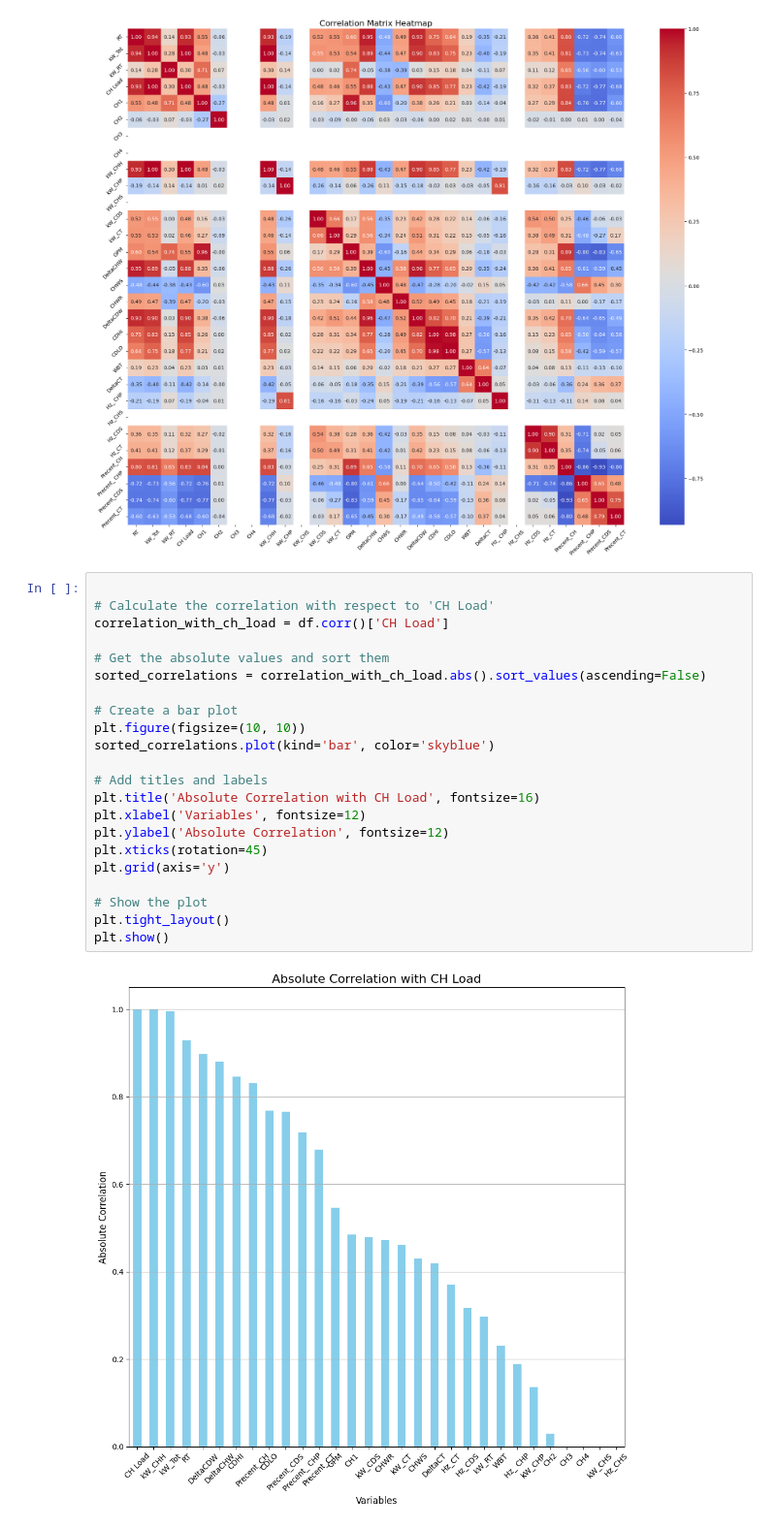
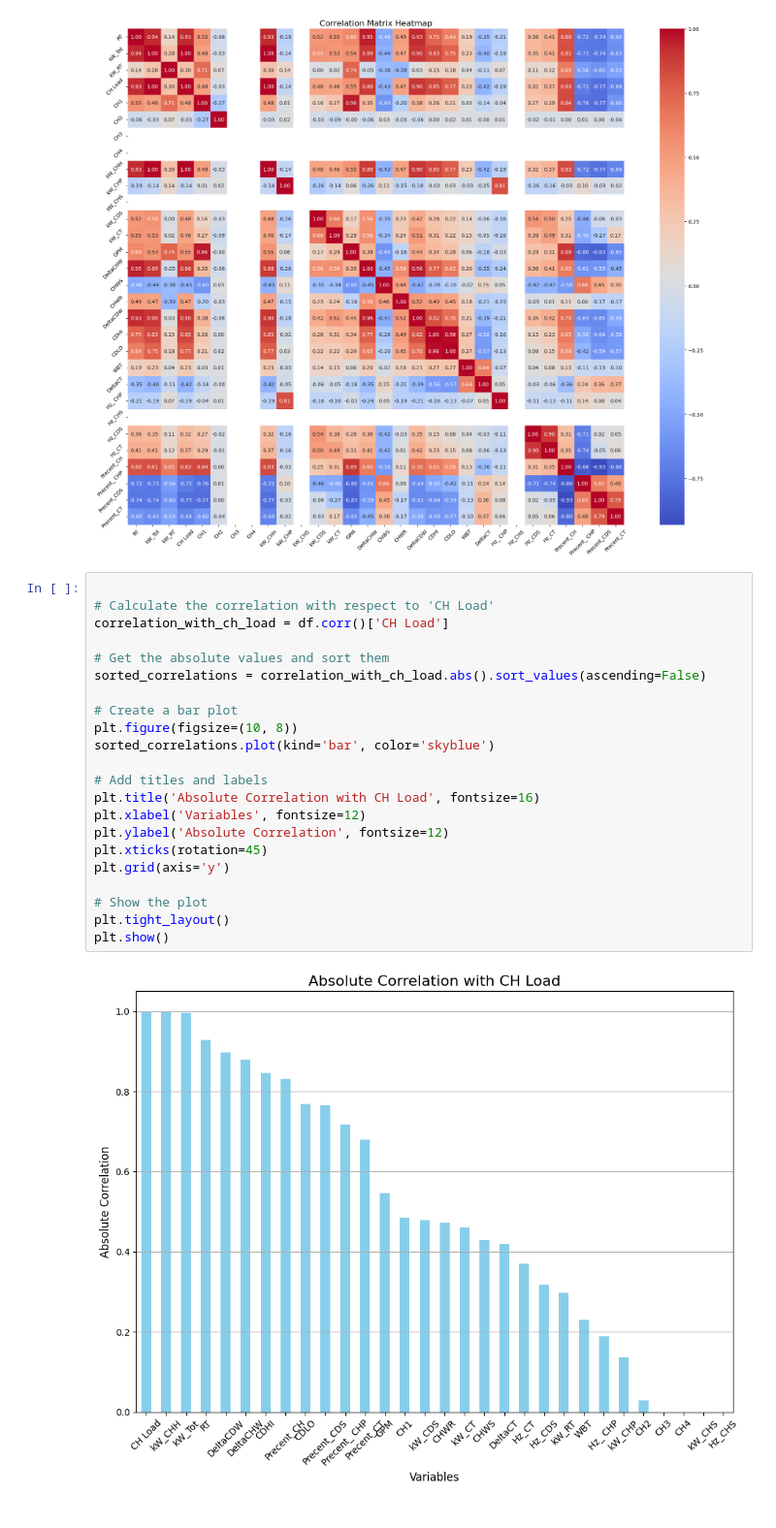
Before and after one commit to sadnyd/r-menCodeCortex, a Jupyter notebook: eda.ipynb, the cells around one changed output. Shown at 97% size. Saved outputs shown, nothing was run; the diff lists cells and outputs as text.

```diff
--- a/eda.ipynb
+++ b/eda.ipynb
@@ -141,24 +141,24 @@ plt.show()
 # %%
 
 # Calculate the correlation with respect to 'CH Load'
 correlation_with_ch_load = df.corr()['CH Load']
 
 # Get the absolute values and sort them
 sorted_correlations = correlation_with_ch_load.abs().sort_values(ascending=False)
 
 # Create a bar plot
-plt.figure(figsize=(10, 10))
+plt.figure(figsize=(10, 8))
 sorted_correlations.plot(kind='bar', color='skyblue')
 
 # Add titles and labels
 plt.title('Absolute Correlation with CH Load', fontsize=16)
 plt.xlabel('Variables', fontsize=12)
 plt.ylabel('Absolute Correlation', fontsize=12)
 plt.xticks(rotation=45)
 plt.grid(axis='y')
 
 # Show the plot
 plt.tight_layout()
 plt.show()
 # %% [output]
-[figure, old version]
+[figure, new version]
```
Also changed, not shown: parts of 2 cells of this notebook, 2 other files.
